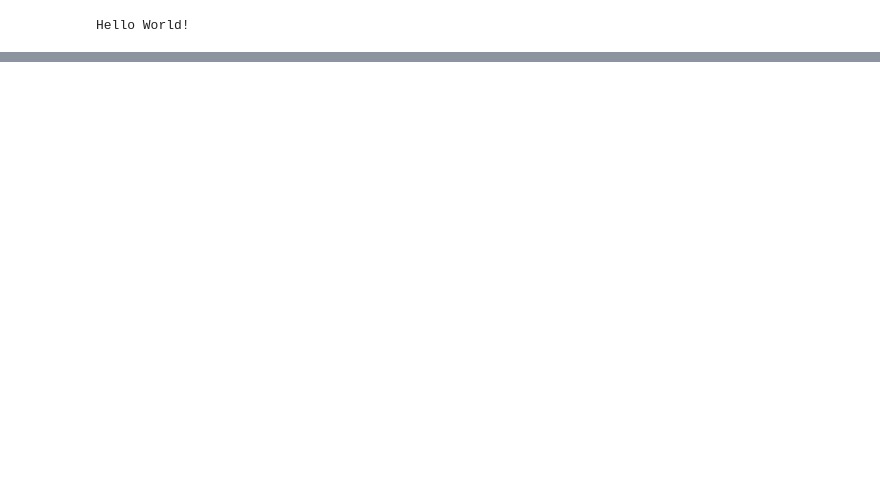
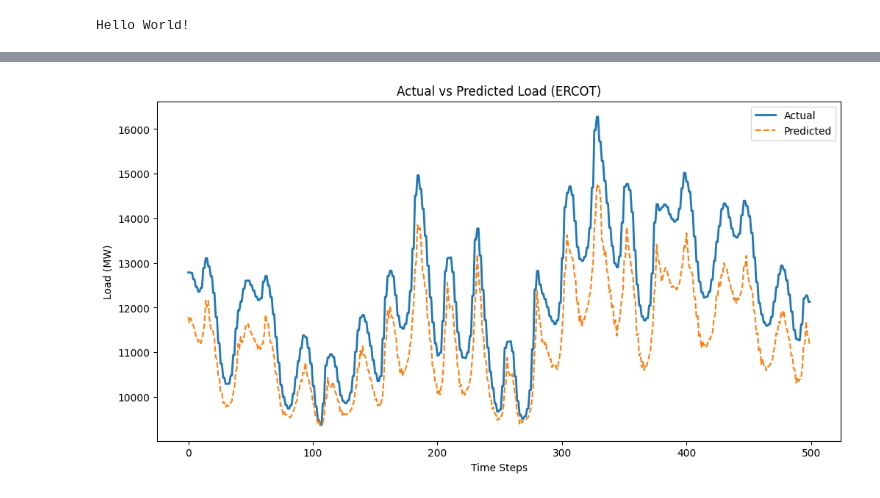
Before and after one commit to Mohsin-424/Load-Prediction, a Jupyter notebook: Mohsin2.ipynb, the cells around one changed output, grey strips where cells are left out. Drawn from its saved outputs; the diff is of its cells as text; code cells hidden in the pictures; blank space fills up the shorter version.

Commit message:
GRU based Load Prediction on Texas Dataset

```diff
--- a/Mohsin2.ipynb
+++ b/Mohsin2.ipynb
@@ -161,49 +22,51 @@ import seaborn as sns
 from sklearn.preprocessing import MinMaxScaler
 from sklearn.metrics import mean_absolute_error, mean_squared_error, r2_score
 from tensorflow.keras.models import Sequential
-from tensorflow.keras.layers import GRU, Dense, Dropout, BatchNormalization
+from tensorflow.keras.layers import GRU, Dense, Dropout
 from tensorflow.keras.optimizers import Adam
 
-# Load ERCOT Electricity Load Data
+# Load Data
 ercot_data = pd.read_excel('D:/1/Load/DataSet/LoadTexasERCOT.xlsx')
+weather_data1 = pd.read_excel('D:/1/Load/DataSet/WeatherStation1.xlsx')
+weather_data2 = pd.read_excel('D:/1/Load/DataSet/WeatherStation2.xlsx')
+weather_data3 = pd.read_excel('D:/1/Load/DataSet/WeatherStation3.xlsx')
+
+# Convert timestamps
 ercot_data['Hour_End'] = pd.to_datetime(ercot_data['Hour_End'])
 ercot_data.set_index('Hour_End', inplace=True)
 
-# Load weather data
-weather_dfs = []
-for i in range(1, 4):
-    df = pd.read_excel(f'D:/1/Load/DataSet/WeatherStation{i}.xlsx')
+def process_weather_data(df):
     df['Datetime'] = pd.to_datetime(df[['Year', 'Month', 'Day', 'Hour', 'Minute']])
     df.set_index('Datetime', inplace=True)
-    weather_dfs.append(df)
+    return df.drop(columns=['Year', 'Month', 'Day', 'Hour', 'Minute'])
 
-# Merge all datasets
+weather_data1 = process_weather_data(weather_data1)
+weather_data2 = process_weather_data(weather_data2)
+weather_data3 = process_weather_data(weather_data3)
+
+# Merge data
 merged_data = ercot_data.copy()
-for df in weather_dfs:
-    merged_data = merged_data.merge(df, left_index=True, right_index=True, how='outer')
+for weather_data in [weather_data1, weather_data2, weather_data3]:
+    merged_data = merged_data.merge(weather_data, left_index=True, right_index=True, how='outer')
 
-# Handle missing values
-merged_data.fillna(method='ffill', inplace=True)
-merged_data.fillna(method='bfill', inplace=True)
+# Fill missing values
+merged_data = merged_data.ffill().bfill()
 
-# Feature Engineering
-merged_data['Hour'] = merged_data.index.hour
-merged_data['Day'] = merged_data.index.day
-merged_data['Month'] = merged_data.index.month
-merged_data['Weekday'] = merged_data.index.weekday
+# Ensure target column exists
+if 'ERCOT' not in merged_data.columns:
+    raise ValueError("The target column 'ERCOT' is missing from the dataset.")
 
-# Normalization
+# Feature Scaling
 scaler = MinMaxScaler()
 features = merged_data.drop(columns=['ERCOT'])
 scaled_features = scaler.fit_transform(features)
 scaled_data = pd.DataFrame(scaled_features, columns=features.columns, index=features.index)
-scaled_data['ERCOT'] = merged_data['ERCOT']
+scaled_data['ERCOT'] = MinMaxScaler().fit_transform(merged_data[['ERCOT']])
 
 # Train-Test Split
-train = scaled_data['2012':'2014']
-test = scaled_data['2015']
+train = scaled_data.loc['2012':'2014']
+test = scaled_data.loc['2015']
 
-# Sequence Creation
 def create_sequences(data, seq_length):
     x, y = [], []
     for i in range(len(data) - seq_length):
@@ -218,13 +81,12 @@ x_test, y_test = create_sequences(test['ERCOT'].values, seq_length)
 x_train = x_train.reshape(x_train.shape[0], x_train.shape[1], 1)
 x_test = x_test.reshape(x_test.shape[0], x_test.shape[1], 1)
 
-# Build Improved GRU Model
+# Model Definition
 model = Sequential([
-    GRU(128, return_sequences=True, activation='relu', input_shape=(seq_length, 1)),
-    Dropout(0.2),
-    BatchNormalization(),
-    GRU(64, return_sequences=False, activation='relu'),
-    Dropout(0.2),
+    GRU(128, activation='relu', return_sequences=True, input_shape=(seq_length, 1)),
+    Dropout(0.3),
+    GRU(64, activation='relu', return_sequences=False),
+    Dropout(0.3),
     Dense(32, activation='relu'),
     Dense(1)
 ])
@@ -232,21 +94,29 @@ model = Sequential([
 model.compile(optimizer=Adam(learning_rate=0.001), loss='mse')
 model.summary()
 
-# Train Model
-history = model.fit(x_train, y_train, epochs=10, batch_size=32, validation_data=(x_test, y_test))
+history = model.fit(x_train, y_train, epochs=10, batch_size=32, validation_data=(x_test, y_test), verbose=1)
 
 # Predictions
 predictions_scaled = model.predict(x_test)
-predictions = scaler.inverse_transform(predictions_scaled.reshape(-1, 1))
-y_test_actual = scaler.inverse_transform(y_test.reshape(-1, 1))
 
-# Compute Metrics
+# Ensure proper feature alignment for inverse scaling
+dummy_array = np.zeros((predictions_scaled.shape[0], features.shape[1]))
+dummy_array[:, 0] = predictions_scaled.flatten()
+predictions = scaler.inverse_transform(dummy_array)[:, 0]
+y_test_actual = scaler.inverse_transform(np.concatenate([y_test.reshape(-1, 1), np.zeros((y_test.shape[0], features.shape[1]-1))], axis=1))[:, 0]
+
+# Metrics
 mae = mean_absolute_error(y_test_actual, predictions)
 rmse = np.sqrt(mean_squared_error(y_test_actual, predictions))
 mape = np.mean(np.abs((y_test_actual - predictions) / y_test_actual)) * 100
 r2 = r2_score(y_test_actual, predictions)
 
-# Visualization
+print(f"MAE: {mae}")
+print(f"RMSE: {rmse}")
+print(f"MAPE: {mape}%")
+print(f"R² Score: {r2}")
+
+# Visualizations
 plt.figure(figsize=(12, 6))
 plt.plot(y_test_actual[:500], label='Actual', linewidth=2)
 plt.plot(predictions[:500], label='Predicted', linestyle='dashed')
@@ -256,17 +126,11 @@ plt.xlabel('Time Steps')
 plt.ylabel('Load (MW)')
 plt.show()
 
-# Histogram of Errors
-errors = y_test_actual - predictions
-plt.figure(figsize=(10, 5))
-sns.histplot(errors, bins=50, kde=True)
-plt.title('Error Distribution')
+# Histogram
+plt.figure(figsize=(8, 5))
+sns.histplot(y_test_actual - predictions, bins=50, kde=True)
+plt.title('Prediction Error Distribution')
 plt.xlabel('Error')
+plt.ylabel('Count')
 plt.show()
-
-# Print Results
-print(f"MAE: {mae}")
-print(f"RMSE: {rmse}")
-print(f"MAPE: {mape}%")
-print(f"R² Score: {r2}")
 # %% [output]
@@ -273,0 +173 @@ KeyError: '2015'
+[figure, added]
```
Also changed, not shown: parts of 21 cells of this notebook, 1 other file.
